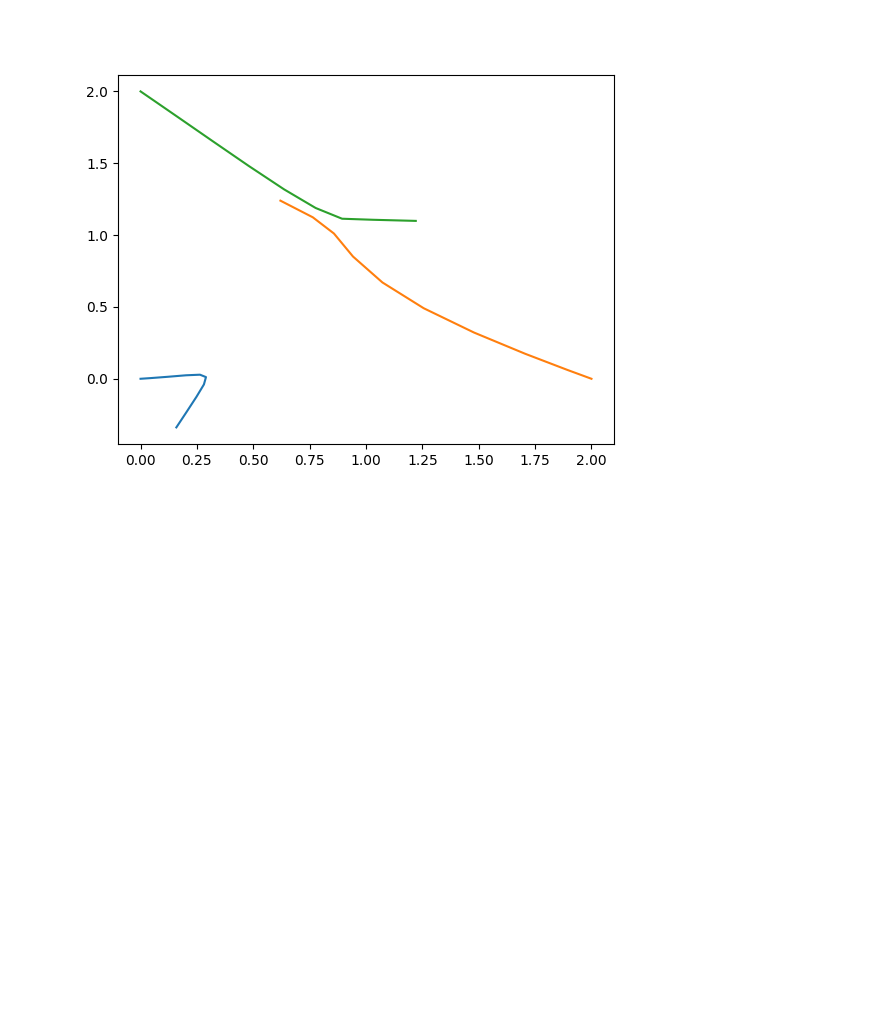
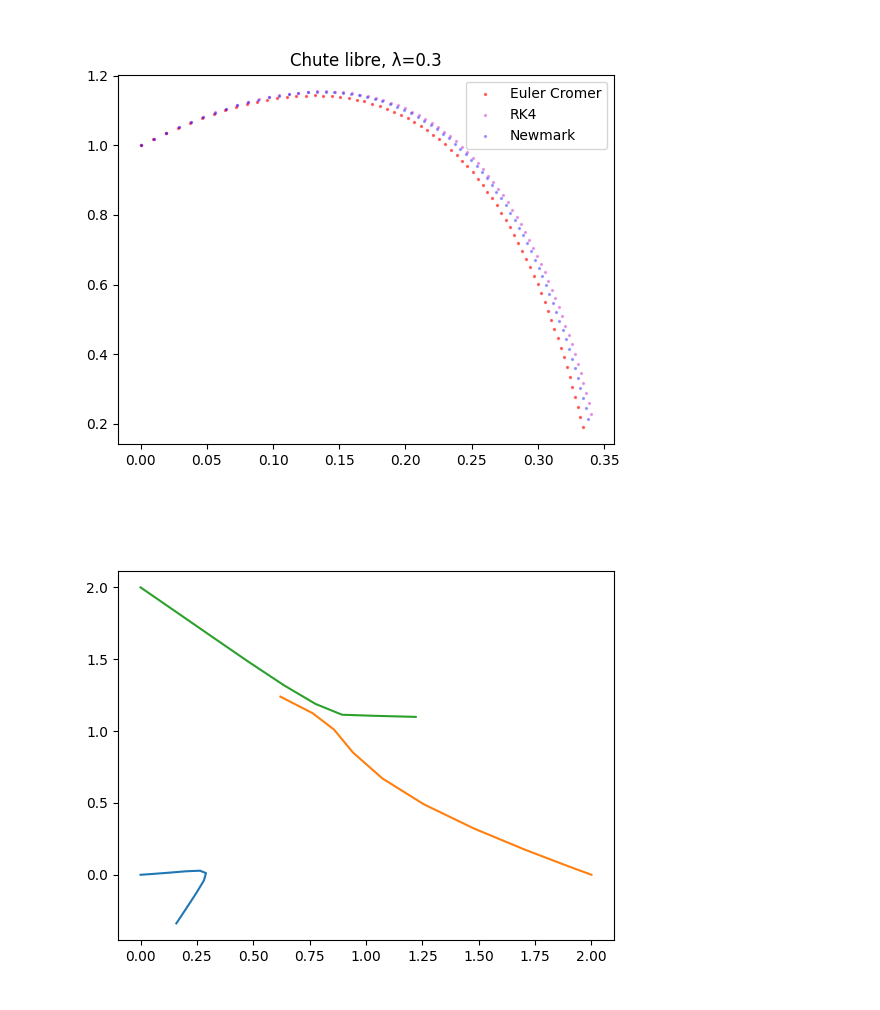
Before and after one commit to TomVdt/ClothSim, a Jupyter notebook: output/plotTestResults.ipynb, the cells around one changed output. Drawn from its saved outputs; the diff is of its cells as text; code cells hidden in the pictures; blank space fills up the shorter version.

```diff
--- a/output/plotTestResults.ipynb
+++ b/output/plotTestResults.ipynb
@@ -87,3 +68,15 @@ plt.show()
+# %%
+fig, ax = plt.subplots()
+
+ax.set_title("Chute libre, λ=0.3")
+ax.scatter(dataEuler[:,9], dataEuler[:,10], c='r', s=2, label="Euler Cromer", alpha=0.5)
+ax.scatter(dataRK4[:,9], dataRK4[:,10], c='m', s=2, label="RK4", alpha=0.3)
+ax.scatter(dataNewmark[:,9], dataNewmark[:,10], c='b', s=2, label="Newmark", alpha=0.3)
+ax.legend()
+
+plt.show()
+# %% [output]
+[figure, added]
 # %%
 plt.close()
 
```
Also changed, not shown: parts of 7 cells of this notebook, 1 other file.
